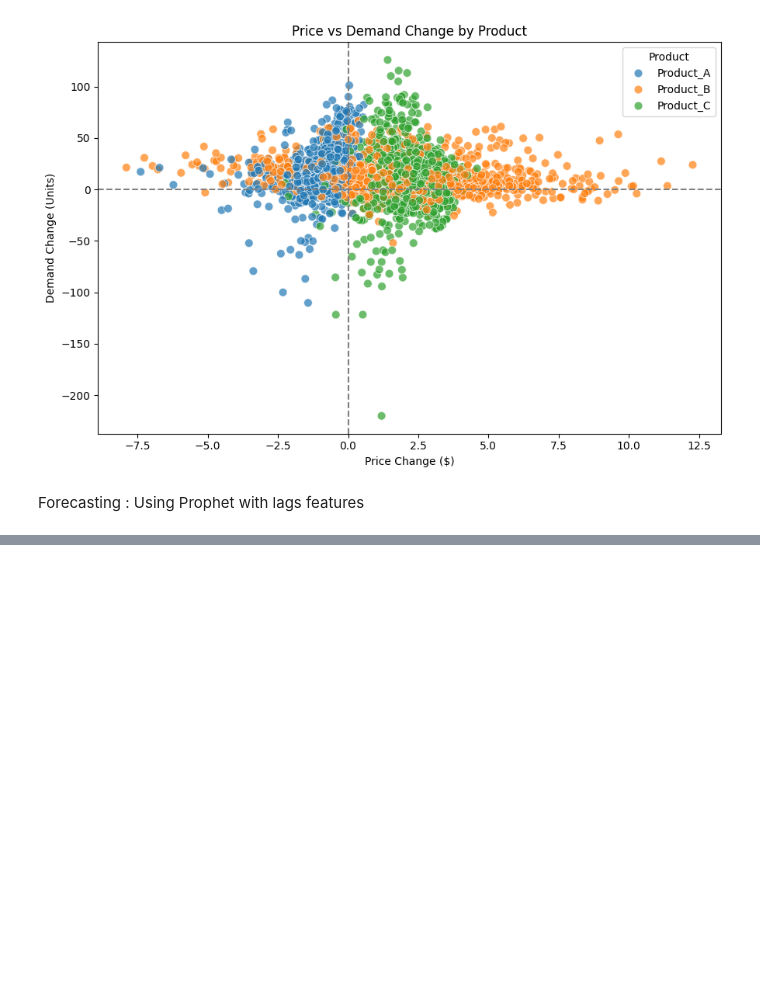
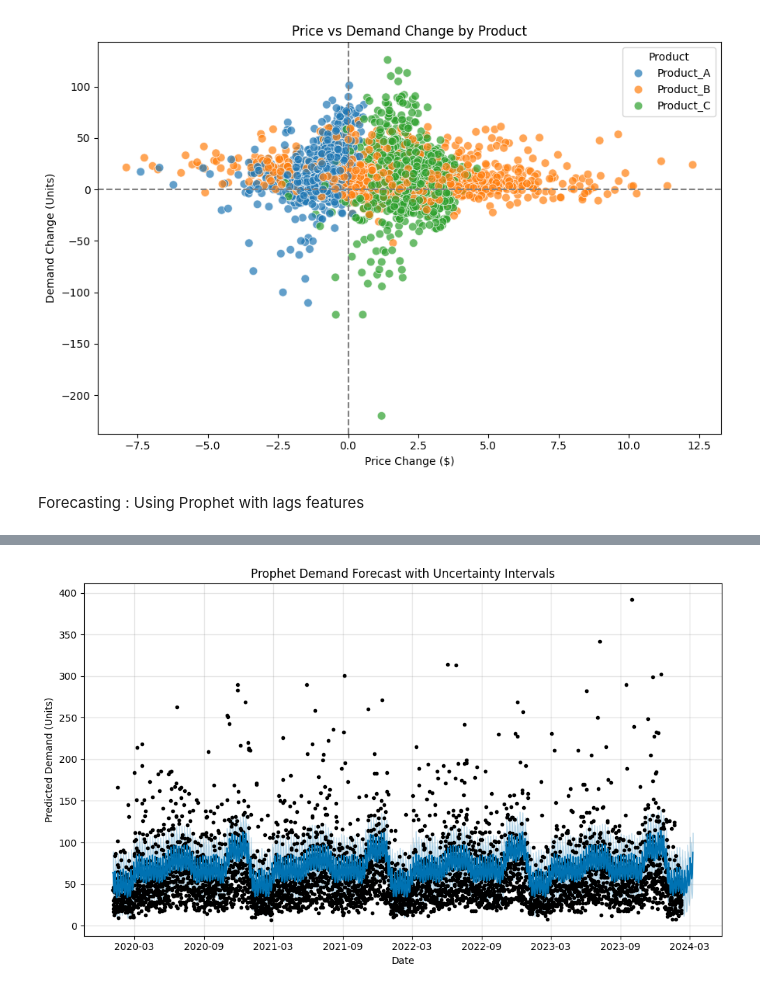
Before and after one commit to Faraz011/Assignment-AIML-Lab, a Jupyter notebook: Dynamic_Pricing_Project.ipynb, the cells around one changed output, grey strips where cells are left out. Cells and saved outputs as stored; diff of their text form; code cells hidden in the pictures; blank space fills up the shorter version.

```diff
--- a/Dynamic_Pricing_Project.ipynb
+++ b/Dynamic_Pricing_Project.ipynb
@@ -437,0 +606,12 @@ Forecasting : Using Prophet with lags features
+# %%
+import matplotlib.pyplot as plt
+
+# forecast: Prophet's output DataFrame (with ds, yhat, yhat_lower, yhat_upper)
+fig = model.plot(forecast)
+plt.title('Prophet Demand Forecast with Uncertainty Intervals')
+plt.xlabel('Date')
+plt.ylabel('Predicted Demand (Units)')
+plt.tight_layout()
+plt.show()
+# %% [output]
+[figure, added]
```
Also changed, not shown: parts of 1 cell of this notebook.
